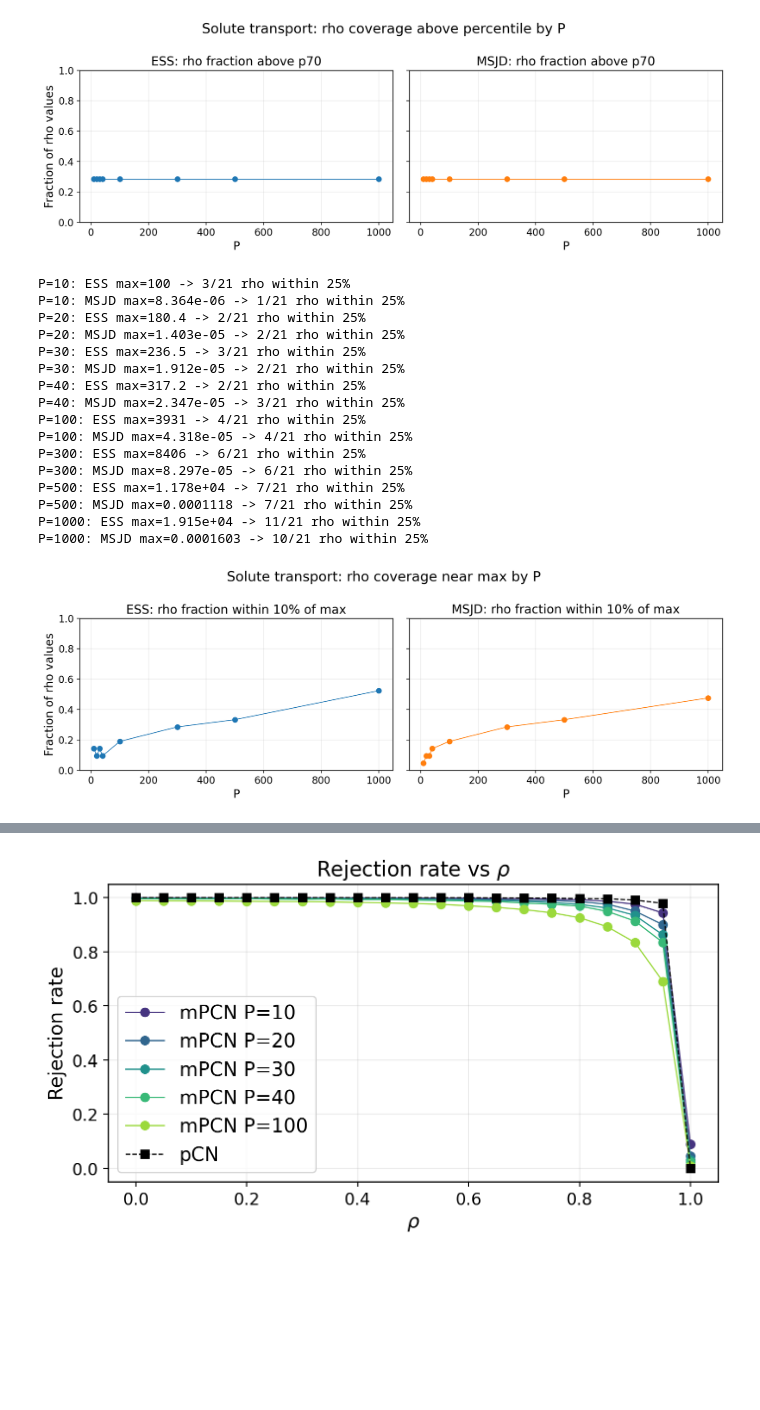
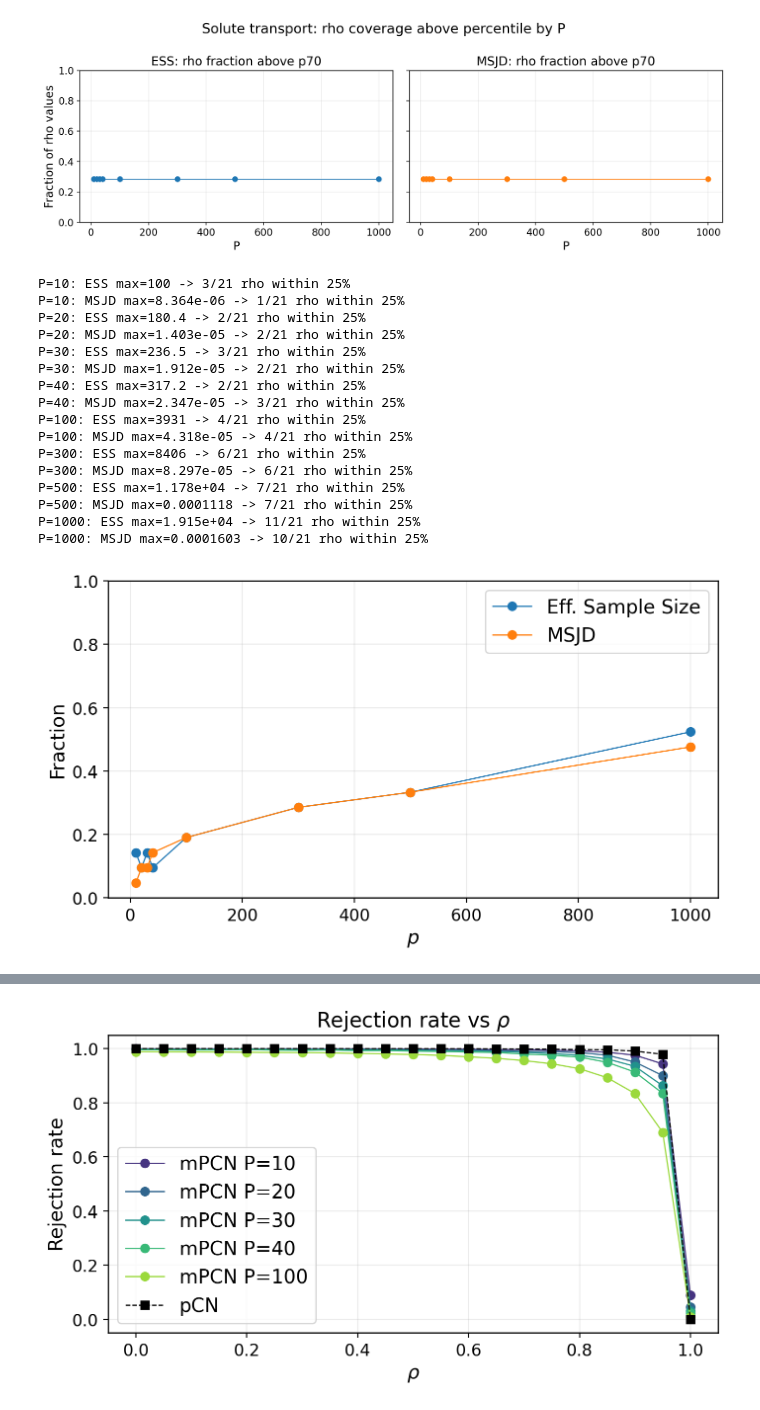
Before and after one commit to guillerminasenn/multiproposal-internal, a Jupyter notebook: notebooks/04_toy_solute_transport_mpcn_P_rho_sweep.ipynb, the cells around one changed output, grey strips where cells are left out. Cells and saved outputs as stored; diff of their text form; code cells hidden in the pictures; blank space fills up the shorter version.

```diff
--- a/notebooks/04_toy_solute_transport_mpcn_P_rho_sweep.ipynb
+++ b/notebooks/04_toy_solute_transport_mpcn_P_rho_sweep.ipynb
@@ -1421,45 +1727,41 @@ for P in P_plot:
     msjd_fraction.append(msjd_frac)
     if debug_print:
         print(f'P={P}: ESS max={ess_max:.4g} -> {ess_within}/{ess_total} rho within {tolerance:.0%}')
         print(f'P={P}: MSJD max={msjd_max:.4g} -> {msjd_within}/{msjd_total} rho within {tolerance:.0%}')
 
-fig, axes = plt.subplots(1, 2, figsize=(12.0, 4.2), sharex=True, sharey=True)
-ax_ess, ax_msjd = axes
+fig, ax = plt.subplots(1, 1, figsize=(7.2, 4.2), sharex=True)
+ax.plot(P_plot, ess_fraction, marker='o', color='tab:blue', label='Eff. Sample Size')
+ax.plot(P_plot, msjd_fraction, marker='o', color='tab:orange', label='MSJD')
 
-ax_ess.plot(P_plot, ess_fraction, marker='o', color='tab:blue')
-ax_msjd.plot(P_plot, msjd_fraction, marker='o', color='tab:orange')
+ax.set_xlabel(r'$p$')
+# ax.set_ylabel(rf'Fraction of $\rho$ values within {tolerance:.0%} of max')
+ax.set_ylabel(rf'Fraction')
+ax.set_ylim(0.0, 1.0)
+ax.grid(alpha=0.25)
+ax.legend(loc='best')
 
-ax_ess.set_title('ESS: rho fraction within 10% of max')
-ax_msjd.set_title('MSJD: rho fraction within 10% of max')
-for ax in axes:
-    ax.set_xlabel('P')
-    ax.set_ylim(0.0, 1.0)
-    ax.grid(alpha=0.25)
-ax_ess.set_ylabel('Fraction of rho values')
-
-fig.suptitle('Solute transport: rho coverage near max by P')
 fig.tight_layout()
 fig.savefig(
-    reports_dir / f'solute_transport_rho_fraction_within10pct_max_vs_P_seed{seed_base}.png',
+    reports_dir / f'solute_transport_rho_fraction_within{int(tolerance*100)}pct_max_vs_P_seed{seed_base}.png',
     bbox_inches='tight',
     dpi=300,
  )
 plt.show()
 # %% [output]
 P=10: ESS max=100 -> 3/21 rho within 25%
 P=10: MSJD max=8.364e-06 -> 1/21 rho within 25%
 P=20: ESS max=180.4 -> 2/21 rho within 25%
 P=20: MSJD max=1.403e-05 -> 2/21 rho within 25%
 P=30: ESS max=236.5 -> 3/21 rho within 25%
 P=30: MSJD max=1.912e-05 -> 2/21 rho within 25%
 P=40: ESS max=317.2 -> 2/21 rho within 25%
 P=40: MSJD max=2.347e-05 -> 3/21 rho within 25%
 P=100: ESS max=3931 -> 4/21 rho within 25%
 P=100: MSJD max=4.318e-05 -> 4/21 rho within 25%
 P=300: ESS max=8406 -> 6/21 rho within 25%
 P=300: MSJD max=8.297e-05 -> 6/21 rho within 25%
 P=500: ESS max=1.178e+04 -> 7/21 rho within 25%
 P=500: MSJD max=0.0001118 -> 7/21 rho within 25%
 P=1000: ESS max=1.915e+04 -> 11/21 rho within 25%
 P=1000: MSJD max=0.0001603 -> 10/21 rho within 25%
-[figure, old version]
+[figure, new version]
```
Also changed, not shown: parts of 9 cells of this notebook, 8 other files.
